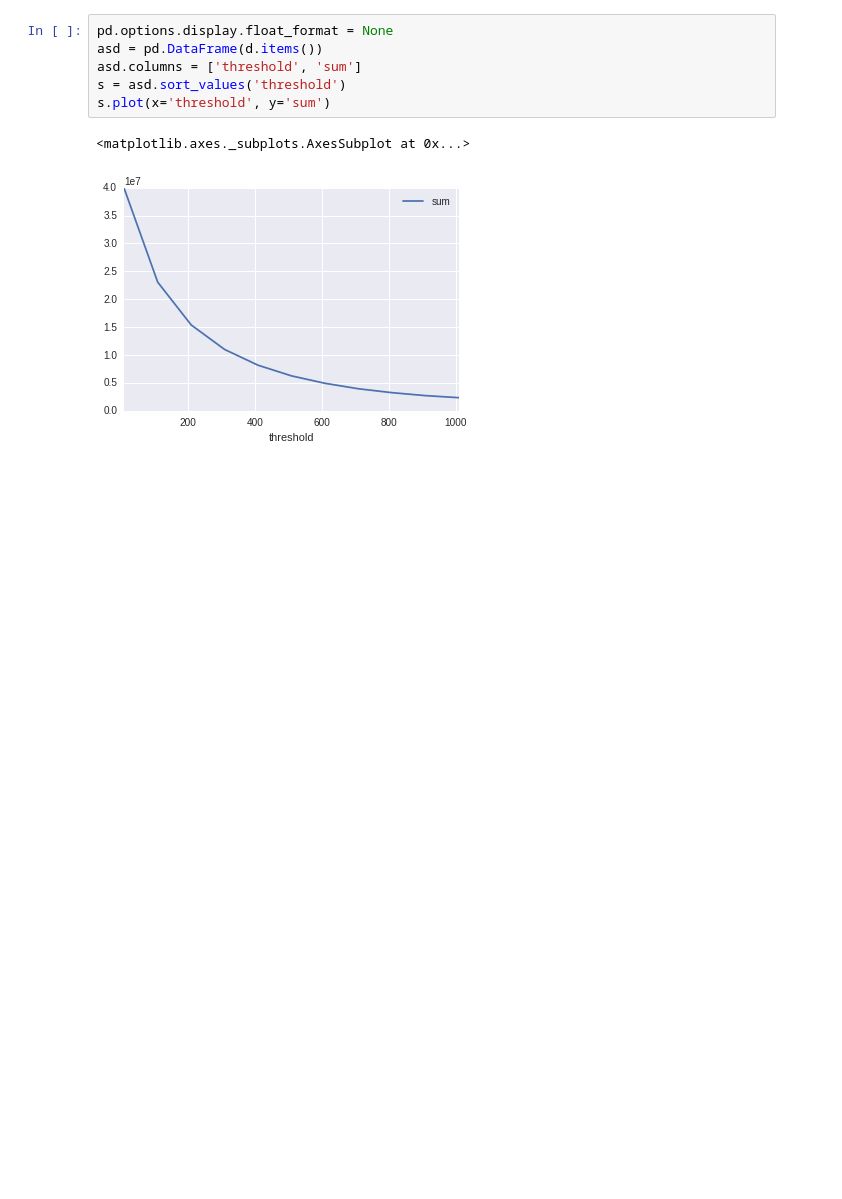
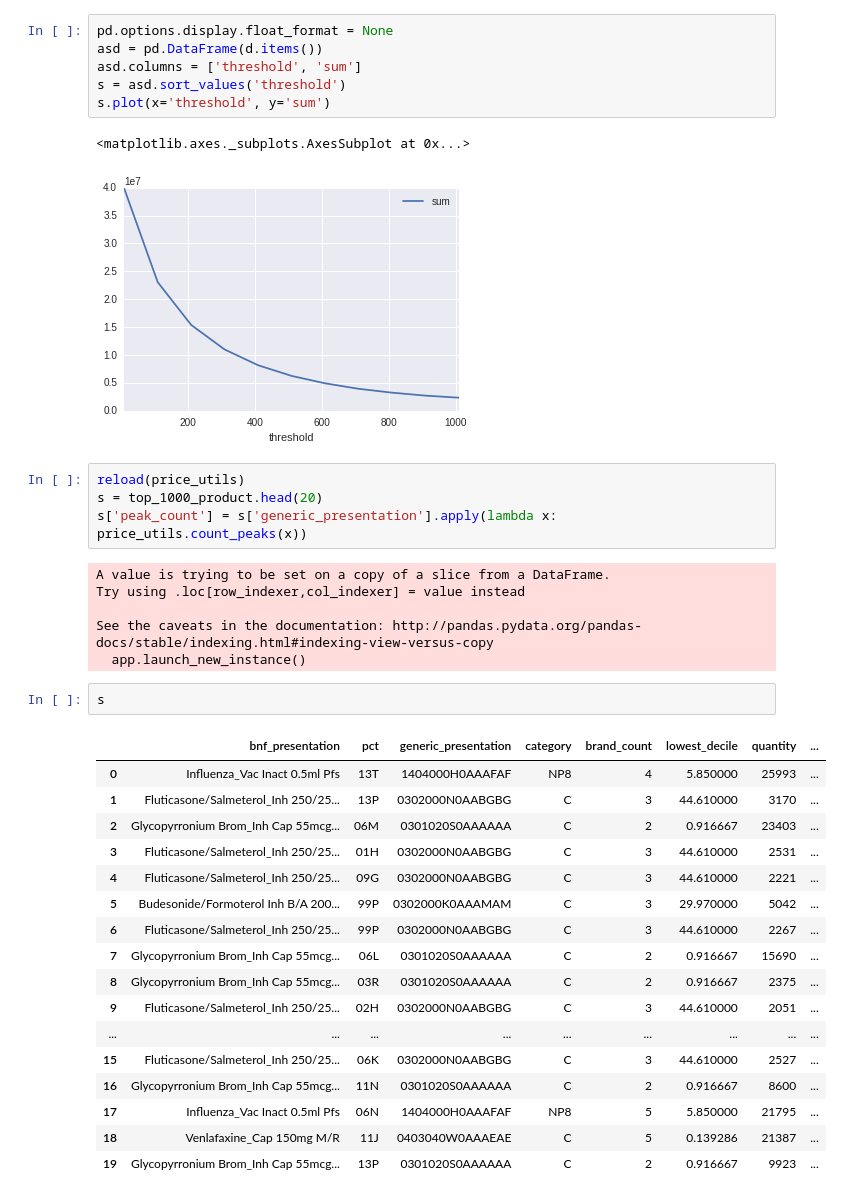
Before and after one commit to ebmdatalab/price-per-dose, a Jupyter notebook: Price per dose.ipynb, the cells around one changed output. Cells and saved outputs as stored; diff of their text form; blank space fills up the shorter version.

```diff
--- a/Price per dose.ipynb
+++ b/Price per dose.ipynb
@@ -283,4 +284,34 @@ s.plot(x='threshold', y='sum')
 # %% [output]
 <matplotlib.axes._subplots.AxesSubplot at 0x...>
 [figure]
+# %%
+reload(price_utils)
+s = top_1000_product.head(20)
+s['peak_count'] = s['generic_presentation'].apply(lambda x: price_utils.count_peaks(x))
+# %% [output]
+A value is trying to be set on a copy of a slice from a DataFrame.
+Try using .loc[row_indexer,col_indexer] = value instead
+
+See the caveats in the documentation: http://pandas.pydata.org/pandas-docs/stable/indexing.html#indexing-view-versus-copy
+  app.launch_new_instance()
+# %%
+s
+# %% [output]
+|  | bnf_presentation | pct | generic_presentation | category | brand_count | lowest_decile | quantity | ... |
+| 0 | Influenza_Vac Inact 0.5ml Pfs | 13T | 1404000H0AAAFAF | NP8 | 4 | 5.850000 | 25993 | ... |
+| 1 | Fluticasone/Salmeterol_Inh 250/25... | 13P | 0302000N0AABGBG | C | 3 | 44.610000 | 3170 | ... |
+| 2 | Glycopyrronium Brom_Inh Cap 55mcg... | 06M | 0301020S0AAAAAA | C | 2 | 0.916667 | 23403 | ... |
+| 3 | Fluticasone/Salmeterol_Inh 250/25... | 01H | 0302000N0AABGBG | C | 3 | 44.610000 | 2531 | ... |
+| 4 | Fluticasone/Salmeterol_Inh 250/25... | 09G | 0302000N0AABGBG | C | 3 | 44.610000 | 2221 | ... |
+| 5 | Budesonide/Formoterol Inh B/A 200... | 99P | 0302000K0AAAMAM | C | 3 | 29.970000 | 5042 | ... |
+| 6 | Fluticasone/Salmeterol_Inh 250/25... | 99P | 0302000N0AABGBG | C | 3 | 44.610000 | 2267 | ... |
+| 7 | Glycopyrronium Brom_Inh Cap 55mcg... | 06L | 0301020S0AAAAAA | C | 2 | 0.916667 | 15690 | ... |
+| 8 | Glycopyrronium Brom_Inh Cap 55mcg... | 03R | 0301020S0AAAAAA | C | 2 | 0.916667 | 2375 | ... |
+| 9 | Fluticasone/Salmeterol_Inh 250/25... | 02H | 0302000N0AABGBG | C | 3 | 44.610000 | 2051 | ... |
+| ... | ... | ... | ... | ... | ... | ... | ... | ... |
+| 15 | Fluticasone/Salmeterol_Inh 250/25... | 06K | 0302000N0AABGBG | C | 3 | 44.610000 | 2527 | ... |
+| 16 | Glycopyrronium Brom_Inh Cap 55mcg... | 11N | 0301020S0AAAAAA | C | 2 | 0.916667 | 8600 | ... |
+| 17 | Influenza_Vac Inact 0.5ml Pfs | 06N | 1404000H0AAAFAF | NP8 | 5 | 5.850000 | 21795 | ... |
+| 18 | Venlafaxine_Cap 150mg M/R | 11J | 0403040W0AAAEAE | C | 5 | 0.139286 | 21387 | ... |
+| 19 | Glycopyrronium Brom_Inh Cap 55mcg... | 13P | 0301020S0AAAAAA | C | 2 | 0.916667 | 9923 | ... |
 # %%
```
Also changed, not shown: parts of 18 cells of this notebook, 2 other files.
